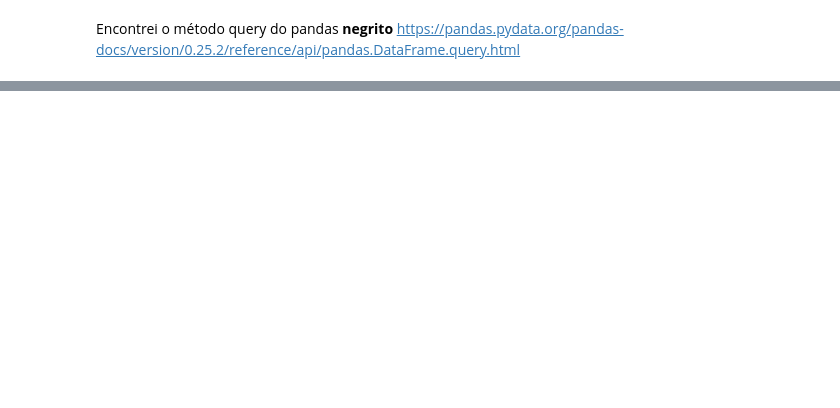
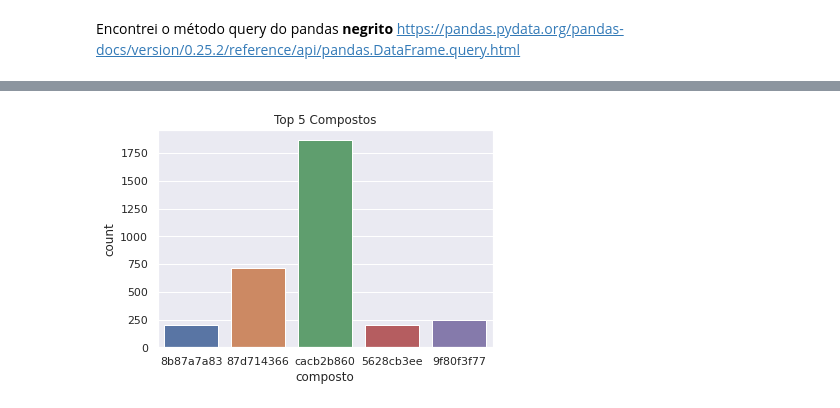
Before and after one commit to Lu-Brito/Alura, a Jupyter notebook: alura_imersao_cienciadedados.ipynb, the cells around one changed output, grey strips where cells are left out. Cells and saved outputs as stored; diff of their text form; code cells hidden in the pictures; blank space fills up the shorter version.

```diff
--- a/alura_imersao_cienciadedados.ipynb
+++ b/alura_imersao_cienciadedados.ipynb
@@ -291,0 +211,7 @@ Name: droga, Length: 3289, dtype: float64
+# %%
+# Para substituir o nome da coluna 'drogas' por 'compostos' no dataframe
+
+#alterando o nome da coluna 'drogas'
+#criando um dicionário
+mapa = {'droga': 'composto'}
+dados.rename(columns=mapa, inplace=True)
@@ -291,0 +254,14 @@ Name: droga, Length: 3289, dtype: float64
+# %%
+#plotando os 5 compostos mais frequentes do dataframe
+#passando um parâmetro para o seaborn enviar um gráfico com o padrão do seaborn (há um bug no colab)
+sns.set()
+sns.countplot(x = 'composto', data=dados.query('composto in @cod_compostos'))
+# %%
+#plotando os 5 compostos mais frequentes do dataframe
+#importando matplotlib
+import matplotlib.pyplot as plt
+sns.set()
+#passando parâmetro para melhorar o tamanho da figura (aumentar, neste caso)
+plt.figure(figsize=(10,8))
+sns.countplot(x = 'composto', data=dados.query('composto in @cod_compostos'))
+#o countplot é um gráfico de barras que conta, no seaborn
@@ -291,0 +294,4 @@ Name: droga, Length: 3289, dtype: float64
+# %%
+# trocando o nome da coluna drogas para compostos
+mapa = {'droga': 'composto'}
+dados.rename(columns=mapa, inplace=True)
@@ -291,0 +334,12 @@ Name: droga, Length: 3289, dtype: float64
+# %%
+import seaborn as sns
+import matplotlib.pyplot as plt
+#para salvar as configurações padrões de imagens do seaborn
+sns.set()
+#plt.figure(figsize=(10, 8))
+#utilizando o método de contagem countplot
+ax = sns.countplot(x = 'composto', data=dados.query('composto in @cod_compostos'))
+ax.set_title('Top 5 Compostos')
+plt.show()
+# %% [output]
+[figure, added]
```
Also changed, not shown: parts of 35 cells of this notebook.
